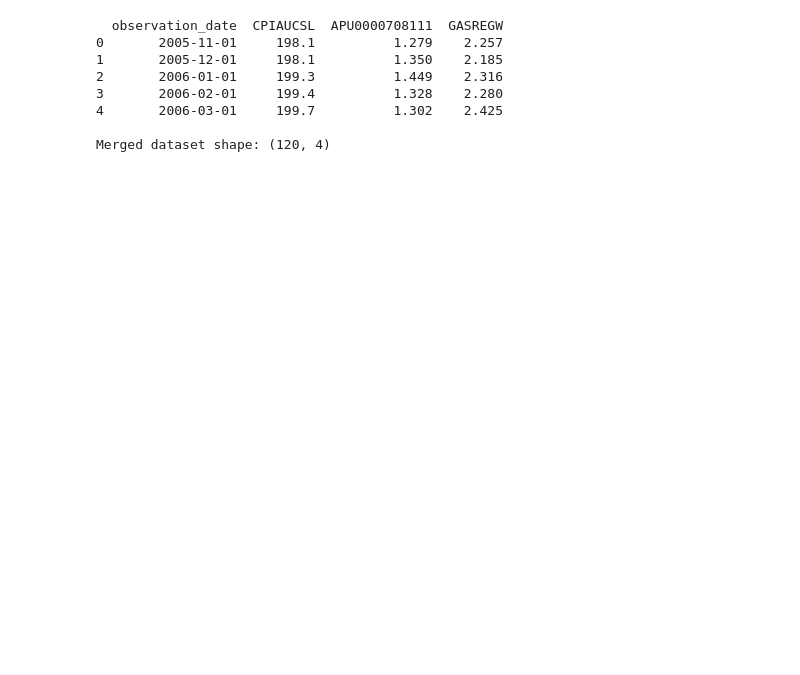
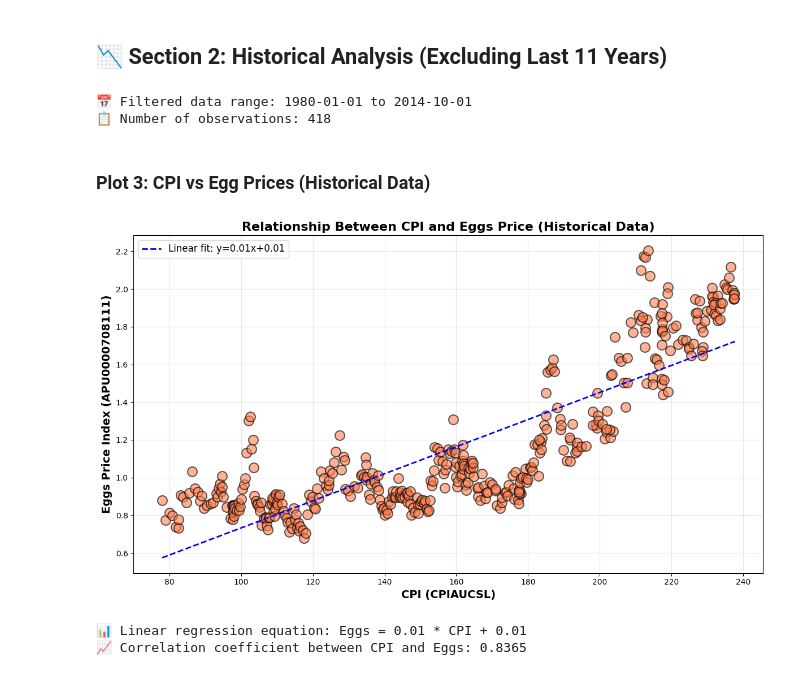
Before and after one commit to carteradamski/MDST_ECON_PROJECT_W26, a Jupyter notebook: week0/Demo.ipynb, the cells around one changed output. Drawn from its saved outputs; the diff is of its cells as text; code cells hidden in the pictures; blank space fills up the shorter version.

```diff
--- a/week0/Demo.ipynb
+++ b/week0/Demo.ipynb
@@ -70,19 +96,0 @@ from sklearn.metrics import mean_squared_error, r2_score
-# %%
-# Merge CPI, eggs, and GDP on observation_date
-merged_all = CPI.merge(eggs, on='observation_date', how='inner')
-merged_all = merged_all.merge(Gas, on='observation_date', how='inner')
-
-# Remove any rows with NaN values
-merged_all = merged_all.dropna()
-
-print(merged_all.head())
-print(f"\nMerged dataset shape: {merged_all.shape}")
-# %% [output]
-  observation_date  CPIAUCSL  APU0000708111  GASREGW
-0       2005-11-01     198.1          1.279    2.257
-1       2005-12-01     198.1          1.350    2.185
-2       2006-01-01     199.3          1.449    2.316
-3       2006-02-01     199.4          1.328    2.280
-4       2006-03-01     199.7          1.302    2.425
-
-Merged dataset shape: (120, 4)
@@ -102,0 +97,61 @@ mae = mean_absolute_error(y_test, pred)
+# %% [markdown]
+## 📉 Section 2: Historical Analysis (Excluding Last 11 Years)
+# %%
+# Remove the last 11 years from the data
+CPI['observation_date'] = pd.to_datetime(CPI['observation_date'])
+eggs['observation_date'] = pd.to_datetime(eggs['observation_date'])
+
+# Calculate the cutoff date (11 years ago from the latest date)
+latest_date = max(CPI['observation_date'].max(), eggs['observation_date'].max())
+cutoff_date = latest_date - pd.DateOffset(years=11)
+
+# Filter both dataframes
+CPI_New = CPI[CPI['observation_date'] < cutoff_date]
+eggs_New = eggs[eggs['observation_date'] < cutoff_date]
+
+# Merge filtered data
+merged_clean = pd.merge(CPI_New, eggs_New, on='observation_date')
+merged_clean['observation_date'] = pd.to_datetime(merged_clean['observation_date'])
+merged_clean = merged_clean.dropna()
+
+print(f"📅 Filtered data range: {merged_clean['observation_date'].min().date()} to {merged_clean['observation_date'].max().date()}")
+print(f"📋 Number of observations: {len(merged_clean)}")
+# %% [output]
+📅 Filtered data range: 1980-01-01 to 2014-10-01
+📋 Number of observations: 418
+# %% [markdown]
+### Plot 3: CPI vs Egg Prices (Historical Data)
+# %%
+# Create scatter plot with linear regression line for historical data
+plt.figure(figsize=(12, 7))
+
+# Create scatter plot
+plt.scatter(merged_clean['CPIAUCSL'], merged_clean['APU0000708111'],
+            s=150, alpha=0.6, c='coral', edgecolors='black', linewidth=1.5)
+
+# Calculate and plot linear regression line
+z_clean = np.polyfit(merged_clean['CPIAUCSL'], merged_clean['APU0000708111'], 1)
+p_clean = np.poly1d(z_clean)
+
+# Add residuals to the dataframe
+merged_clean['residual'] = merged_clean['APU0000708111'] - p_clean(merged_clean['CPIAUCSL'])
+plt.plot(merged_clean['CPIAUCSL'], p_clean(merged_clean['CPIAUCSL']),
+         "b--", linewidth=2, label=f'Linear fit: y={z_clean[0]:.2f}x+{z_clean[1]:.2f}')
+
+plt.xlabel('CPI (CPIAUCSL)', fontsize=14, fontweight='bold')
+plt.ylabel('Eggs Price Index (APU0000708111)', fontsize=14, fontweight='bold')
+plt.title('Relationship Between CPI and Eggs Price (Historical Data)',
+          fontsize=16, fontweight='bold')
+plt.legend(fontsize=12)
+plt.grid(True, alpha=0.3)
+plt.tight_layout()
+
+plt.show()
+
+print(f"📊 Linear regression equation: Eggs = {z_clean[0]:.2f} * CPI + {z_clean[1]:.2f}")
+correlation_clean = merged_clean['CPIAUCSL'].corr(merged_clean['APU0000708111'])
+print(f"📈 Correlation coefficient between CPI and Eggs: {correlation_clean:.4f}")
+# %% [output]
+[figure, added]
+📊 Linear regression equation: Eggs = 0.01 * CPI + 0.01
+📈 Correlation coefficient between CPI and Eggs: 0.8365
```
Also changed, not shown: parts of 22 cells of this notebook.
